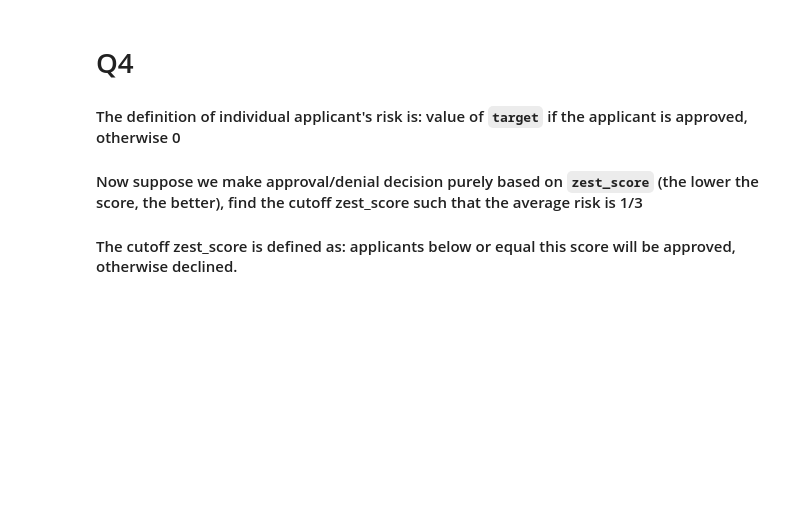
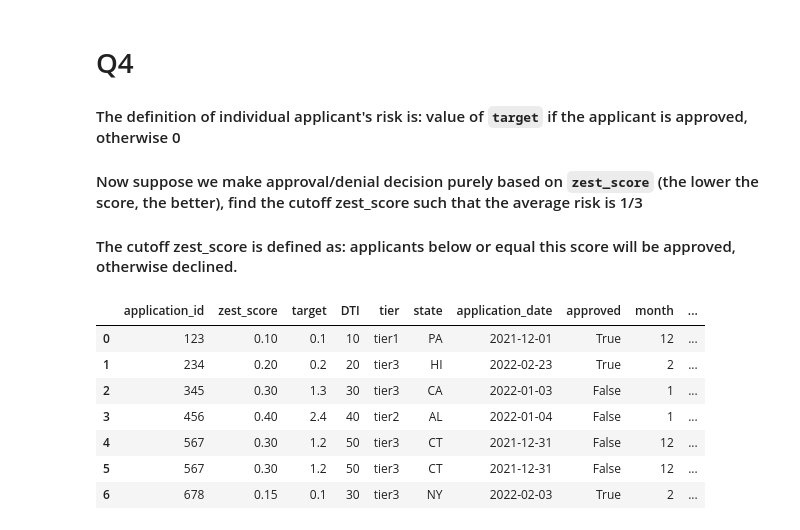
Before and after one commit to mcabas/job_search_tests, a Jupyter notebook: company time test/Califoria_application_test.ipynb, the cells around one changed output. Drawn from its saved outputs; the diff is of its cells as text; code cells hidden in the pictures; blank space fills up the shorter version.

```diff
--- a/company time test/application_test.ipynb
+++ b/company time test/Califoria_application_test.ipynb
@@ -260,3 +255,26 @@ PA    12               1
 #### The definition of individual applicant's risk is: value of `target` if the applicant is approved, otherwise 0
 #### Now suppose we make approval/denial decision purely based on `zest_score` (the lower the score, the better), find the cutoff zest_score such that the average risk is 1/3
 #### The cutoff zest_score is defined as: applicants below or equal this score will be approved, otherwise declined.
+# %%
+# Individual applicant's risk
+
+condition_5 = app['approved']==True
+
+app['Individual_applicants_risk'] = np.where(condition_5, app['target'], 0)
+
+# approval/denial based on cutoff zest_score
+
+condition_6 = app['zest_score']<(1/3)
+
+app['cutoff_zest_score'] = np.where(condition_6, 'approved', 'declined')
+
+app
+# %% [output]
+|  | application_id | zest_score | target | DTI | tier | state | application_date | approved | month | ... |
+| 0 | 123 | 0.10 | 0.1 | 10 | tier1 | PA | 2021-12-01 | True | 12 | ... |
+| 1 | 234 | 0.20 | 0.2 | 20 | tier3 | HI | 2022-02-23 | True | 2 | ... |
+| 2 | 345 | 0.30 | 1.3 | 30 | tier3 | CA | 2022-01-03 | False | 1 | ... |
+| 3 | 456 | 0.40 | 2.4 | 40 | tier2 | AL | 2022-01-04 | False | 1 | ... |
+| 4 | 567 | 0.30 | 1.2 | 50 | tier3 | CT | 2021-12-31 | False | 12 | ... |
+| 5 | 567 | 0.30 | 1.2 | 50 | tier3 | CT | 2021-12-31 | False | 12 | ... |
+| 6 | 678 | 0.15 | 0.1 | 30 | tier3 | NY | 2022-02-03 | True | 2 | ... |
```
Also changed, not shown: parts of 9 cells of this notebook.
